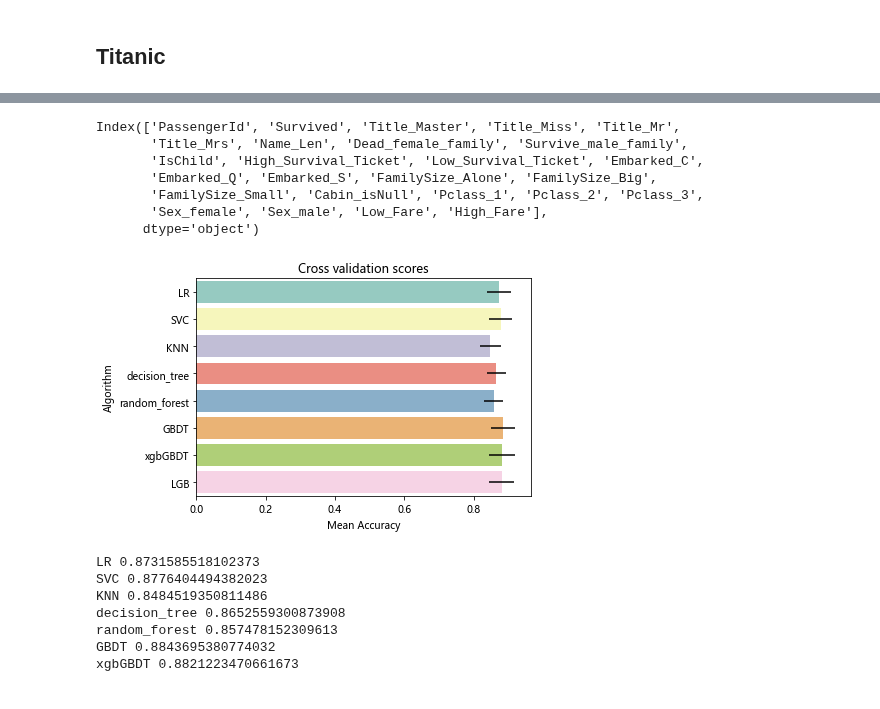
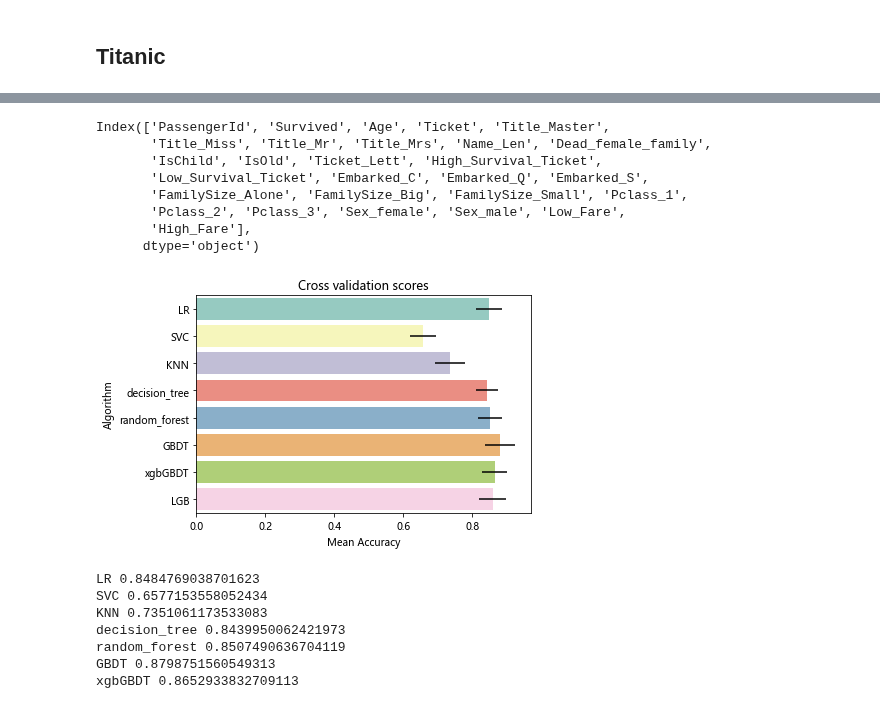
Before and after one commit to GuYueyueHH/Machine-learning, a Jupyter notebook: Machine learning kaggle/Kaggle-Titanic/top4%code.ipynb, the cells around one changed output, grey strips where cells are left out. Drawn from its saved outputs; the diff is of its cells as text; code cells hidden in the pictures.

```diff
--- a/Machine learning kaggle/Kaggle-Titanic/top4%code.ipynb
+++ b/Machine learning kaggle/Kaggle-Titanic/top4%code.ipynb
@@ -42,27 +64,31 @@ combine_df = pd.concat([combine_df,df],axis=1)
 
 #Name_length
 combine_df['Name_Len'] = combine_df['Name'].apply(lambda x: len(x))
-combine_df['Name_Len'] = pd.qcut(combine_df['Name_Len'],5)
+combine_df['Name_Len'] = pd.qcut(combine_df['Name_Len'],20)
 
 
 #Dead_female_family & Survive_male_family
 combine_df['Surname'] = combine_df['Name'].apply(lambda x:x.split(',')[0])
 dead_female_surname = list(set(combine_df[(combine_df.Sex=='female') & (combine_df.Age>=12)
                               & (combine_df.Survived==0) & ((combine_df.Parch>0) | (combine_df.SibSp > 0))]['Surname'].values))
-survive_male_surname = list(set(combine_df[(combine_df.Sex=='male') & (combine_df.Age>=12)
-                              & (combine_df.Survived==1) & ((combine_df.Parch>0) | (combine_df.SibSp > 0))]['Surname'].values))
+# survive_male_surname = list(set(combine_df[(combine_df.Sex=='male') & (combine_df.Age>=12)
+#                               & (combine_df.Survived==1) & ((combine_df.Parch>0) | (combine_df.SibSp > 0))]['Surname'].values))
 combine_df['Dead_female_family'] = np.where(combine_df['Surname'].isin(dead_female_surname),0,1)
-combine_df['Survive_male_family'] = np.where(combine_df['Surname'].isin(survive_male_surname),0,1)
+# combine_df['Survive_male_family'] = np.where(combine_df['Surname'].isin(survive_male_surname),0,1)
 combine_df = combine_df.drop(['Name','Surname'],axis=1)
+# combine_df = combine_df.drop(['Name'],axis=1)
+
 
 
 #Age & isChild
+# combine_df['Age_null'] = np.where(combine_df['Age'].isnull(),1,0)
 group = combine_df.groupby(['Title', 'Pclass'])['Age']
 combine_df['Age'] = group.transform(lambda x: x.fillna(x.median()))
 combine_df = combine_df.drop('Title',axis=1)
 combine_df['IsChild'] = np.where(combine_df['Age']<=12,1,0)
+combine_df['IsOld'] = np.where(combine_df['Age']>=60,1,0)
 combine_df['Age'] = pd.cut(combine_df['Age'],5)
-combine_df = combine_df.drop('Age',axis=1)
+# combine_df = combine_df.drop('Age',axis=1)
 
 #ticket
 combine_df['Ticket_Lett'] = combine_df['Ticket'].apply(lambda x: str(x)[0])
@@ -70,7 +96,7 @@ combine_df['Ticket_Lett'] = combine_df['Ticket_Lett'].apply(lambda x: str(x))
 
 combine_df['High_Survival_Ticket'] = np.where(combine_df['Ticket_Lett'].isin(['1', '2', 'P']),1,0)
 combine_df['Low_Survival_Ticket'] = np.where(combine_df['Ticket_Lett'].isin(['A','W','3','7']),1,0)
-combine_df = combine_df.drop(['Ticket','Ticket_Lett'],axis=1)
+# combine_df = combine_df.drop(['Ticket','Ticket_Lett'],axis=1)
 
 #Embarked
 #combine_df = combine_df.drop('Embarked',axis=1)
@@ -86,7 +112,7 @@ combine_df = pd.concat([combine_df,df],axis=1).drop(['SibSp','Parch','FamilySize
 
 
 #Cabin
-combine_df['Cabin_isNull'] = np.where(combine_df['Cabin'].isnull(),0,1)
+# combine_df['Cabin_isNull'] = np.where(combine_df['Cabin'].isnull(),0,1)
 combine_df = combine_df.drop('Cabin',axis=1)
 
 #PClass
@@ -106,12 +132,13 @@ combine_df = combine_df.drop('Fare',axis=1)
 # %%
 combine_df.columns
 # %% [output]
-Index(['PassengerId', 'Survived', 'Title_Master', 'Title_Miss', 'Title_Mr',
-       'Title_Mrs', 'Name_Len', 'Dead_female_family', 'Survive_male_family',
-       'IsChild', 'High_Survival_Ticket', 'Low_Survival_Ticket', 'Embarked_C',
-       'Embarked_Q', 'Embarked_S', 'FamilySize_Alone', 'FamilySize_Big',
-       'FamilySize_Small', 'Cabin_isNull', 'Pclass_1', 'Pclass_2', 'Pclass_3',
-       'Sex_female', 'Sex_male', 'Low_Fare', 'High_Fare'],
+Index(['PassengerId', 'Survived', 'Age', 'Ticket', 'Title_Master',
+       'Title_Miss', 'Title_Mr', 'Title_Mrs', 'Name_Len', 'Dead_female_family',
+       'IsChild', 'IsOld', 'Ticket_Lett', 'High_Survival_Ticket',
+       'Low_Survival_Ticket', 'Embarked_C', 'Embarked_Q', 'Embarked_S',
+       'FamilySize_Alone', 'FamilySize_Big', 'FamilySize_Small', 'Pclass_1',
+       'Pclass_2', 'Pclass_3', 'Sex_female', 'Sex_male', 'Low_Fare',
+       'High_Fare'],
       dtype='object')
 # %%
 features = combine_df.drop(["PassengerId","Survived"], axis=1).columns
@@ -123,48 +150,48 @@ for feature in features:
 X_all = combine_df.iloc[:891,:].drop(["PassengerId","Survived"], axis=1)
 Y_all = combine_df.iloc[:891,:]["Survived"]
 X_test = combine_df.iloc[891:,:].drop(["PassengerId","Survived"], axis=1)
 
 logreg = LogisticRegression()
-svc = SVC()
-knn = KNeighborsClassifier(n_neighbors = 3)
+svc = SVC(kernel='rbf')
+knn = KNeighborsClassifier(n_neighbors = 5)
 decision_tree = DecisionTreeClassifier()
 random_forest = RandomForestClassifier(n_estimators=300,min_samples_leaf=4,class_weight={0:0.745,1:0.255})
 gbdt = GradientBoostingClassifier(n_estimators=500,learning_rate=0.03,max_depth=3)
 xgb = XGBClassifier(max_depth=3, n_estimators=300, learning_rate=0.03)
 lgb = LGBMClassifier(max_depth=3, n_estimators=500, learning_rate=0.02)
 clfs = [logreg, svc, knn, decision_tree, random_forest, gbdt, xgb, lgb]
 
 kfold = 10
 cv_results = []
 for classifier in clfs :
-    cv_results.append(cross_val_score(classifier, X_all.values, y = Y_all.values, scoring = "accuracy", cv = kfold, n_jobs=4))
+    cv_results.append(cross_val_score(classifier, X_all.values, y = Y_all.values, scoring = "accuracy", cv = kfold, n_jobs=-1))
 
 cv_means = []
 cv_std = []
 for cv_result in cv_results:
     cv_means.append(cv_result.mean())
     cv_std.append(cv_result.std())
 
 ag = ["LR","SVC",'KNN','decision_tree',"random_forest","GBDT","xgbGBDT", "LGB"]
 cv_res = pd.DataFrame({"CrossValMeans":cv_means,"CrossValerrors": cv_std,
                        "Algorithm":ag})
 
 g = sns.barplot("CrossValMeans","Algorithm",data = cv_res, palette="Set3",orient = "h",**{'xerr':cv_std})
 g.set_xlabel("Mean Accuracy")
 g = g.set_title("Cross validation scores")
 # %% [output]
-[figure, old version]
+[figure, new version]
 # %%
 for i in range(7):
     print(ag[i],cv_means[i])
 # %% [output]
-LR 0.8731585518102373
-SVC 0.8776404494382023
-KNN 0.8484519350811486
-decision_tree 0.8652559300873908
-random_forest 0.857478152309613
-GBDT 0.8843695380774032
-xgbGBDT 0.8821223470661673
+LR 0.8484769038701623
+SVC 0.6577153558052434
+KNN 0.7351061173533083
+decision_tree 0.8439950062421973
+random_forest 0.8507490636704119
+GBDT 0.8798751560549313
+xgbGBDT 0.8652933832709113
 # %%
 from sklearn.metrics import precision_score
 
```
Also changed, not shown: parts of 4 cells of this notebook, 1 other file.
